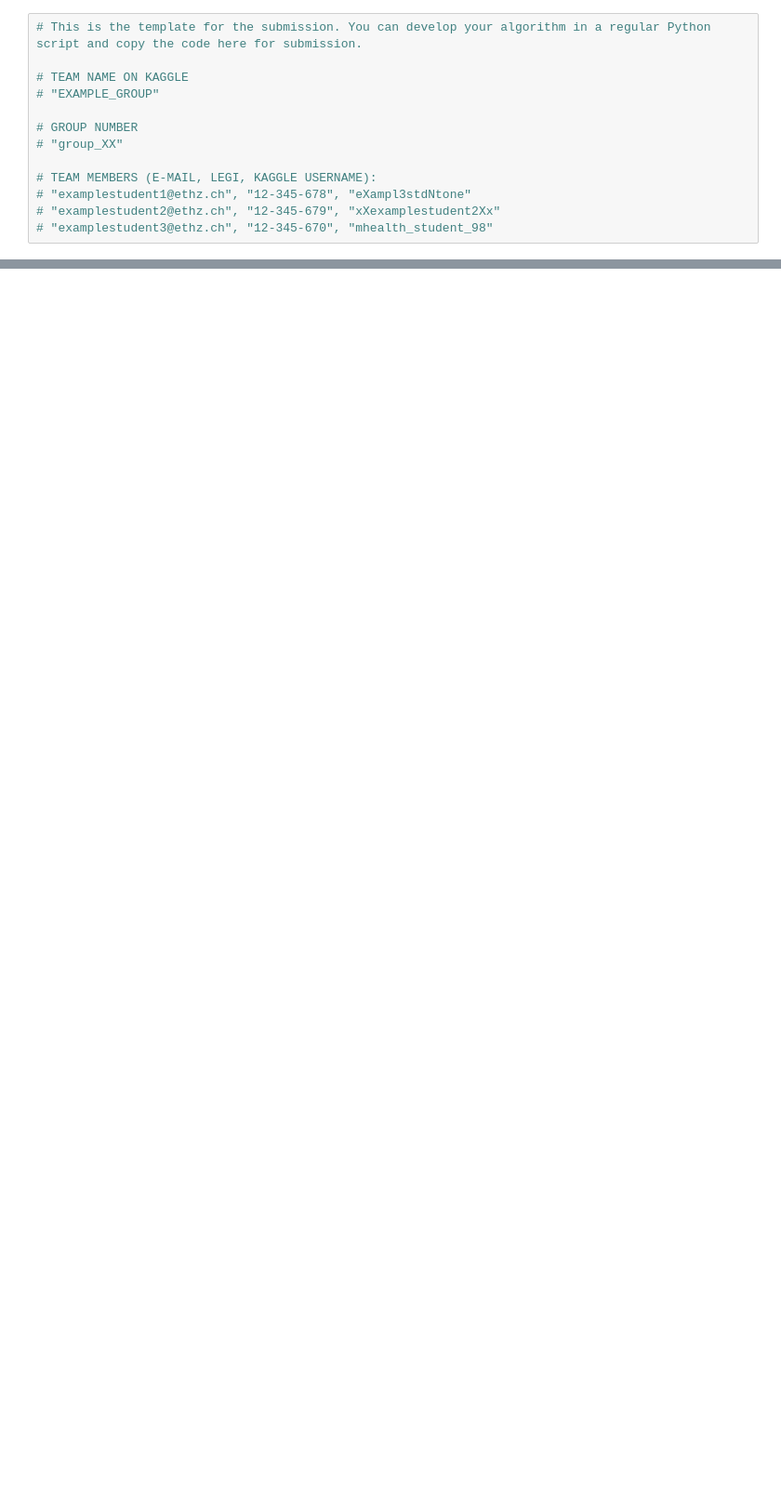
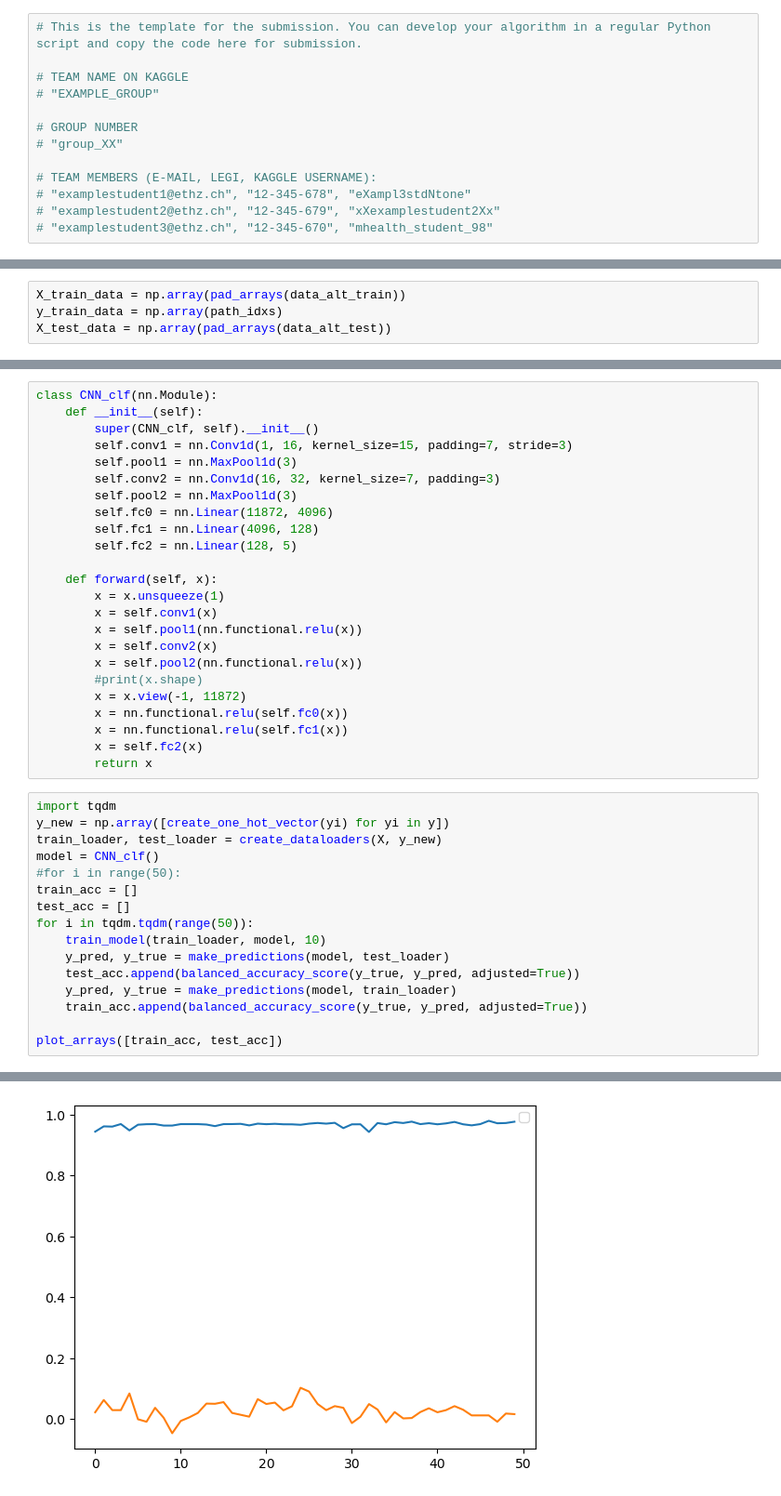
Before and after one commit to zytros/FS24, a Jupyter notebook: MobHealth/proj2/path_idx_nn.ipynb, the cells around one changed output, grey strips where cells are left out. Shown: that part at 93% size. Cells and saved outputs as stored; diff of their text form; blank space fills up the shorter version.

```diff
--- a/MobHealth/proj2/path_idx_nn.ipynb
+++ b/MobHealth/proj2/path_idx_nn.ipynb
@@ -149,0 +273,4 @@ pmzs = 0'''
+# %%
+X_train_data = np.array(pad_arrays(data_alt_train))
+y_train_data = np.array(path_idxs)
+X_test_data = np.array(pad_arrays(data_alt_test))
@@ -149,0 +310,41 @@ pmzs = 0'''
+# %%
+class CNN_clf(nn.Module):
+    def __init__(self):
+        super(CNN_clf, self).__init__()
+        self.conv1 = nn.Conv1d(1, 16, kernel_size=15, padding=7, stride=3)
+        self.pool1 = nn.MaxPool1d(3)
+        self.conv2 = nn.Conv1d(16, 32, kernel_size=7, padding=3)
+        self.pool2 = nn.MaxPool1d(3)
+        self.fc0 = nn.Linear(11872, 4096)
+        self.fc1 = nn.Linear(4096, 128)
+        self.fc2 = nn.Linear(128, 5)
+
+    def forward(self, x):
+        x = x.unsqueeze(1)
+        x = self.conv1(x)
+        x = self.pool1(nn.functional.relu(x))
+        x = self.conv2(x)
+        x = self.pool2(nn.functional.relu(x))
+        #print(x.shape)
+        x = x.view(-1, 11872)
+        x = nn.functional.relu(self.fc0(x))
+        x = nn.functional.relu(self.fc1(x))
+        x = self.fc2(x)
+        return x
+# %%
+import tqdm
+y_new = np.array([create_one_hot_vector(yi) for yi in y])
+train_loader, test_loader = create_dataloaders(X, y_new)
+model = CNN_clf()
+#for i in range(50):
+train_acc = []
+test_acc = []
+for i in tqdm.tqdm(range(50)):
+    train_model(train_loader, model, 10)
+    y_pred, y_true = make_predictions(model, test_loader)
+    test_acc.append(balanced_accuracy_score(y_true, y_pred, adjusted=True))
+    y_pred, y_true = make_predictions(model, train_loader)
+    train_acc.append(balanced_accuracy_score(y_true, y_pred, adjusted=True))
+
+plot_arrays([train_acc, test_acc])
+# %% [output]
@@ -149,0 +352 @@ pmzs = 0'''
+[figure, added]
```
Also changed, not shown: parts of 16 cells of this notebook, 3 other files.
